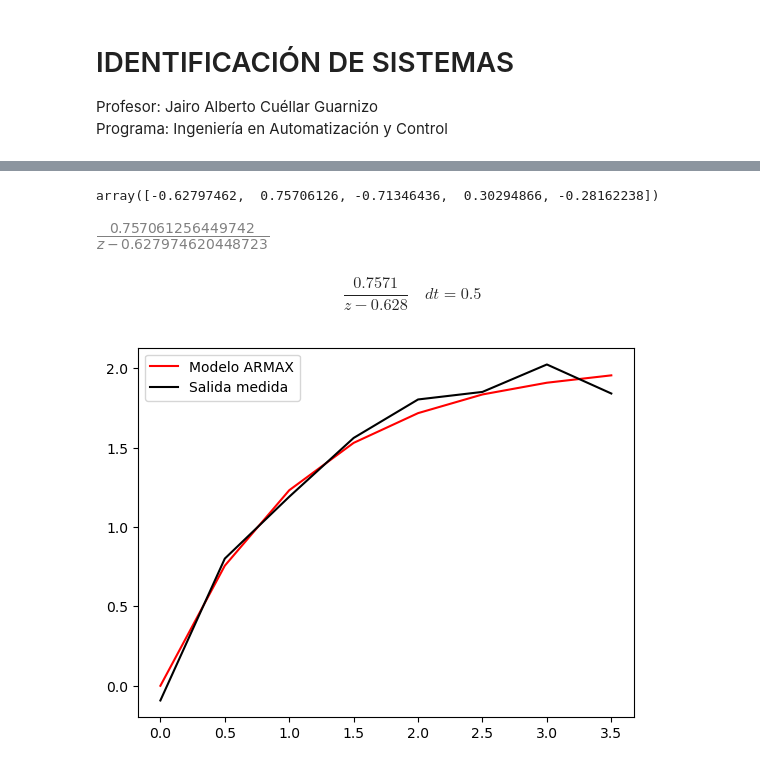
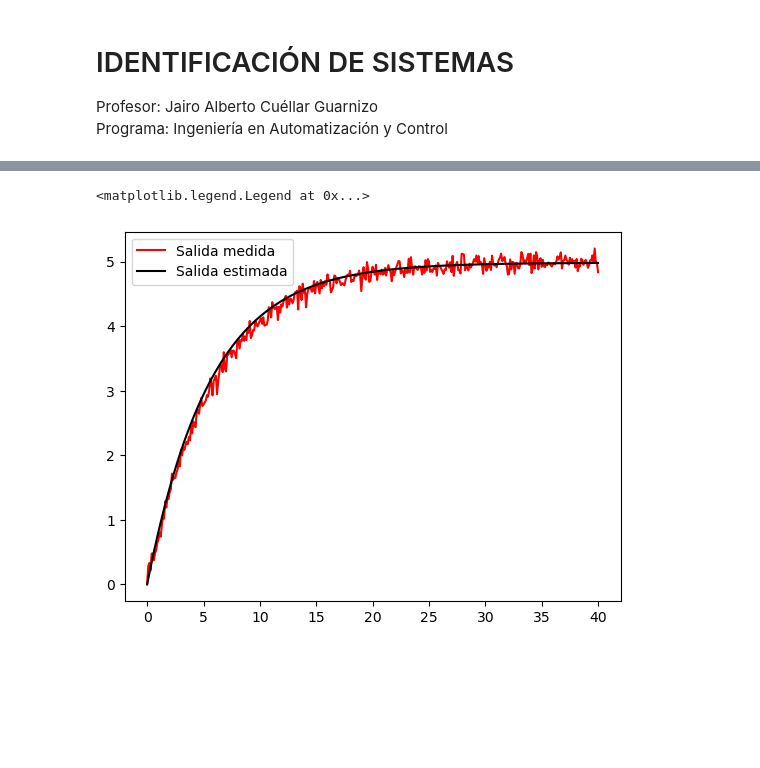
Before and after one commit to jairocuellar/System_identification, a Jupyter notebook: class_10_01.ipynb, the cells around one changed output, grey strips where cells are left out. Drawn from its saved outputs; the diff is of its cells as text; code cells hidden in the pictures; blank space fills up the shorter version.

```diff
--- a/class_10_01.ipynb
+++ b/class_10_01.ipynb
@@ -94,0 +82,13 @@ dfRegSample = (dfReg[dfReg['Estable'] == 'Estable'].sample(n=5).
+# %%
+## Calculando el valor final (Sin conocer sistema original)
+Kf = 0
+i1 = 0;
+i2 = 0;
+for j in range(N-k):
+    if(t[j]>ts):
+        i1 = j+k
+        Kf = Kf+yn[i1]
+        i2 = i2+1
+
+Kf = Kf/i2
+print(Kf)
@@ -154,53 +99,10 @@ $$\phi = [-y[k-1],-y[k-2],-y[k-3],u[k-1],u[k-2],u[k-3],e[k-1],e[k-2],e[k-3]]$$
-# %%
-e_1 = np.zeros(N)
-e_2 = np.zeros(N)
-e_3 = np.zeros(N)
-
-for k in range(1,N):
-    e_1[k]=e[k-1]
-for k in range(2,N):
-    e_2[k]=e[k-2]
-for k in range(3,N):
-    e_3[k]=e[k-3]
-## Creación del vector phi
-phi2 = np.array([-y_1,u_1,e_1,e_2,e_3]).transpose()
-
-# Parámetro para la regularización de los minimos cuadrados (entre 0 y 1)
-# Garantiza que la matriz (phi^T*phi)^-1 exista y se pueda estimar
-#los parámetros.
-
-Am = np.dot(phi2.T,phi2) + alpha*np.eye(len(np.dot(phi2.T,phi2)))
-theta2 = np.dot(np.linalg.inv(Am),np.dot(phi2.T,yn))
-theta2
-# %% [output]
-array([-0.62797462,  0.75706126, -0.71346436,  0.30294866, -0.28162238])
-# %%
-## Definir el modelo ARX    y(t) = G(z)u(t) + H(z)e(t)
-## G = B/A,    H = 1/A
-
-## Construir los polinomios A(z) y B(z)
-A = 1 + theta2[0]*z**-1
-B = theta2[1]*z**-1
-C = 1 + theta2[2]*z**-1 + theta2[3]*z**-2 + theta2[4]*z**-3
-G = (B/A).simplify()
-G
-# %% [output]
-[figure, removed]
 # %%
-## Armando la función de transferencia estimada con los parámetros hallados
-G2 = control.tf([theta2[1]],[1,theta2[0]],dt)
-
-## Se determina la respuesta estimada al escalón
-_,y2 = control.step_response(G2,t)
-
-e2 = yn-y2
-
-plt.plot(t,y2,color = 'red')
-plt.plot(t,yn,color = 'black')
-#plt.plot(t,e2,color = 'green')
-
-plt.legend(['Modelo ARMAX','Salida medida','Error estimacion']);
-G2
+## Armando la función de transferencia aproximada:
+ge = control.tf([Kf],[tao,1])
+_,ye = control.step_response(ge,t)
+plt.plot(t,yn,color = 'red')
+plt.plot(t,ye,color = 'black')
+plt.legend(['Salida medida','Salida estimada'])
 # %% [output]
-$$\frac{0.7571}{z - 0.628}\quad dt = 0.5$$
+<matplotlib.legend.Legend at 0x...>
-[figure, old version]
+[figure, new version]
```
Also changed, not shown: parts of 20 cells of this notebook, 3 other files.
